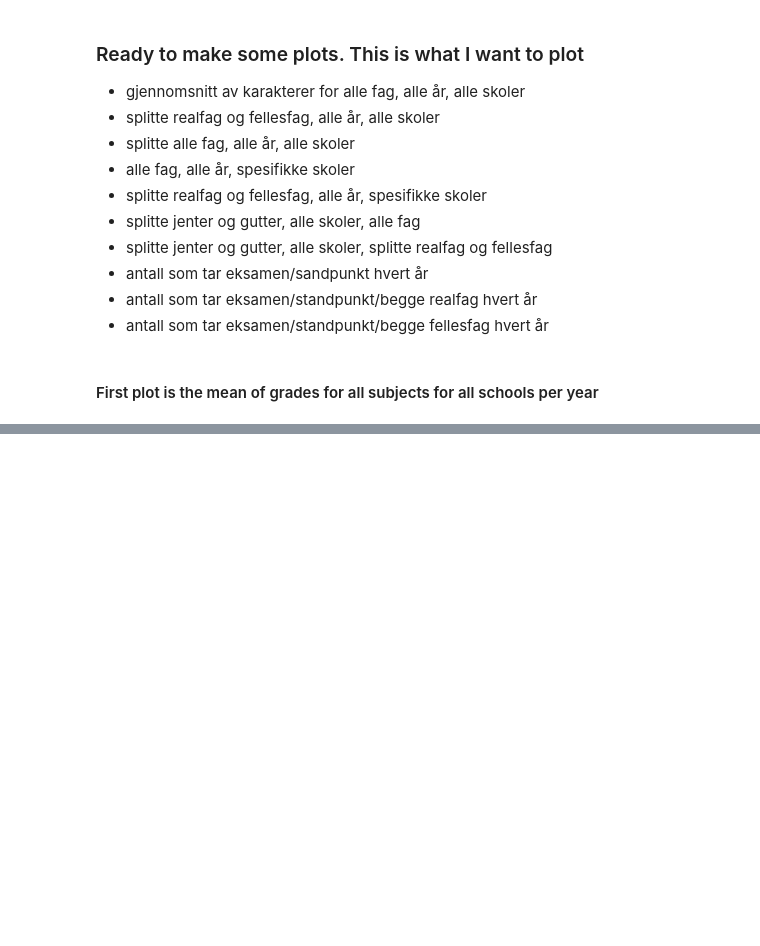
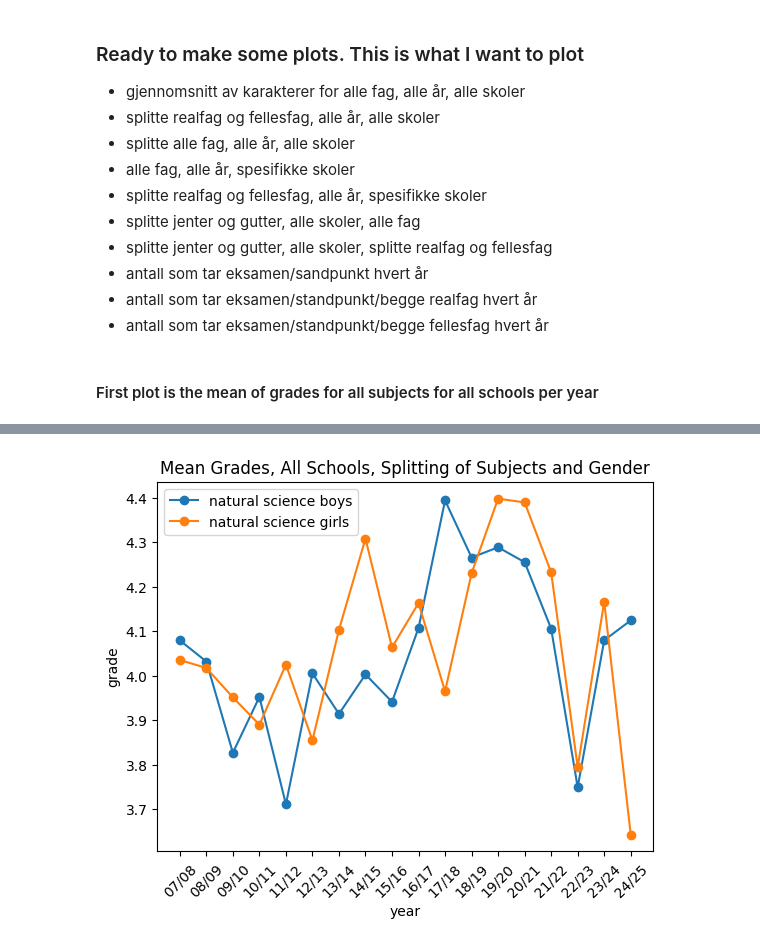
Before and after one commit to kajassandnes/high_school_grades, a Jupyter notebook: analysis_.ipynb, the cells around one changed output, grey strips where cells are left out. Cells and saved outputs as stored; diff of their text form; code cells hidden in the pictures; blank space fills up the shorter version.

```diff
--- a/analysis_.ipynb
+++ b/analysis_.ipynb
@@ -343,0 +363,87 @@ plt.show()
+# %%
+realfag = ["REA3004", "REA3038", "REA3005", "REA3039", "REA3022", "REA3056",
+           "REA3024", "REA3058", "REA3011", "REA3045", "REA3012", "REA3046"]
+
+sk_boys = [c for c in oslo_data.columns if ".SK" in c and ".G" in c] # sk=snittkarakter
+ae_sk_boys = [c for c in oslo_data.columns if ".AE" in c and ".G" in c] # ae_sk=antall elever snittkarakter
+sk_girls = [c for c in oslo_data.columns if ".SK" in c and ".J" in c] # sk=snittkarakter
+ae_sk_girls = [c for c in oslo_data.columns if ".AE" in c and ".J" in c] # ae_sk=antall elever snittkarakter
+
+
+re_rows = oslo_data[oslo_data["Fagkode"].isin(realfag)] # re_rows=realfag rader
+re_boys = re_rows[sk_boys]
+ae_re_boys = re_rows[ae_sk_boys]
+re_girls = re_rows[sk_girls]
+ae_re_girls = re_rows[ae_sk_girls]
+
+fe_rows = oslo_data[~oslo_data["Fagkode"].isin(realfag)] # fe_rows=fellesfag rader
+fe_boys = fe_rows[sk_boys]
+ae_fe_boys = fe_rows[ae_sk_boys]
+fe_girls = fe_rows[sk_girls]
+ae_fe_girls = fe_rows[ae_sk_girls]
+
+realfag_boys = []
+realfag_girls = []
+antall_re_boys = []
+antall_re_girls = []
+fellesfag_boys = []
+fellesfag_girls = []
+antall_fe_boys = []
+antall_fe_girls = []
+
+for i in range(7, 25):
+    # mean of all science grades
+    sort_cols_all = [c for c in re_boys if f"200{i}" in c or f"20{i}" in c]
+    realfag_boys.append(re_boys[sort_cols_all].mean().mean())
+
+    sort_cols_all = [c for c in re_girls if f"200{i}" in c or f"20{i}" in c]
+    realfag_girls.append(re_girls[sort_cols_all].mean().mean())
+
+    sort_cols_all = [c for c in ae_re_boys if f"200{i}" in c or f"20{i}" in c]
+    antall_re_boys.append(ae_re_boys[sort_cols_all].sum().sum())
+
+    sort_cols_all = [c for c in ae_re_girls if f"200{i}" in c or f"20{i}" in c]
+    antall_re_girls.append(ae_re_girls[sort_cols_all].sum().sum())
+
+    sort_cols_all = [c for c in fe_boys if f"200{i}" in c or f"20{i}" in c]
+    fellesfag_boys.append(fe_boys[sort_cols_all].mean().mean())
+
+    sort_cols_all = [c for c in fe_girls if f"200{i}" in c or f"20{i}" in c]
+    fellesfag_girls.append(fe_girls[sort_cols_all].mean().mean())
+
+    sort_cols_all = [c for c in ae_fe_boys if f"200{i}" in c or f"20{i}" in c]
+    antall_fe_boys.append(ae_fe_boys[sort_cols_all].sum().sum())
+
+    sort_cols_all = [c for c in ae_fe_girls if f"200{i}" in c or f"20{i}" in c]
+    antall_fe_girls.append(ae_fe_girls[sort_cols_all].sum().sum())
+
+plt.plot(years, realfag_boys, marker="o", label="natural science boys")
+plt.plot(years, realfag_girls, marker="o", label="natural science girls")
+plt.title("Mean Grades, All Schools, Splitting of Subjects and Gender")
+plt.xlabel("year")
+plt.ylabel("grade")
+plt.xticks(rotation=45)
+plt.legend()
+plt.show()
+
+plt.plot(years, fellesfag_boys, marker="o", label="common subjects boys")
+plt.plot(years, fellesfag_girls, marker="o", label="common subjects girls")
+plt.xticks(rotation=45)
+plt.title("Mean Grades, All Schools, Splitting of Subjects and Gender")
+plt.xlabel("year")
+plt.ylabel("grade")
+plt.legend()
+plt.show()
+
+plt.plot(years, antall_re_boys, marker="o", label="natural science boys")
+plt.plot(years, antall_fe_boys, marker="o", label="common subjects boys")
+plt.plot(years, antall_re_girls, marker="o", label="natural science girls")
+plt.plot(years, antall_fe_girls, marker="o", label="common subjects girls")
+plt.xticks(rotation=45)
+plt.title("Number of Persons that are Graded")
+plt.xlabel("year")
+plt.ylabel("number")
+plt.legend()
+plt.show()
+# %% [output]
+[figure, added]
```
Also changed, not shown: parts of 12 cells of this notebook.
